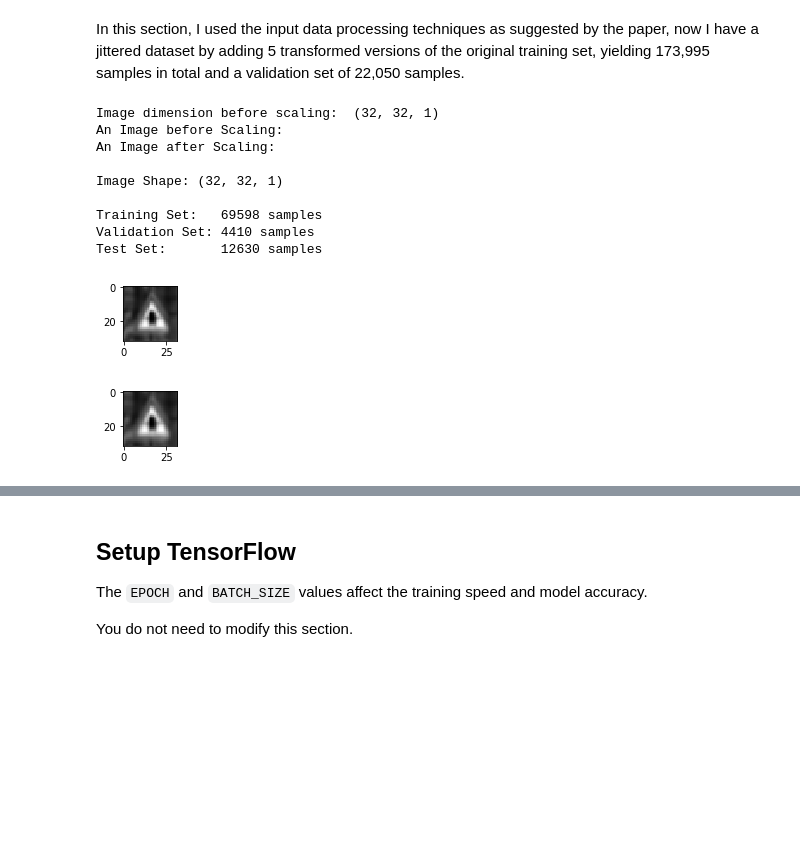
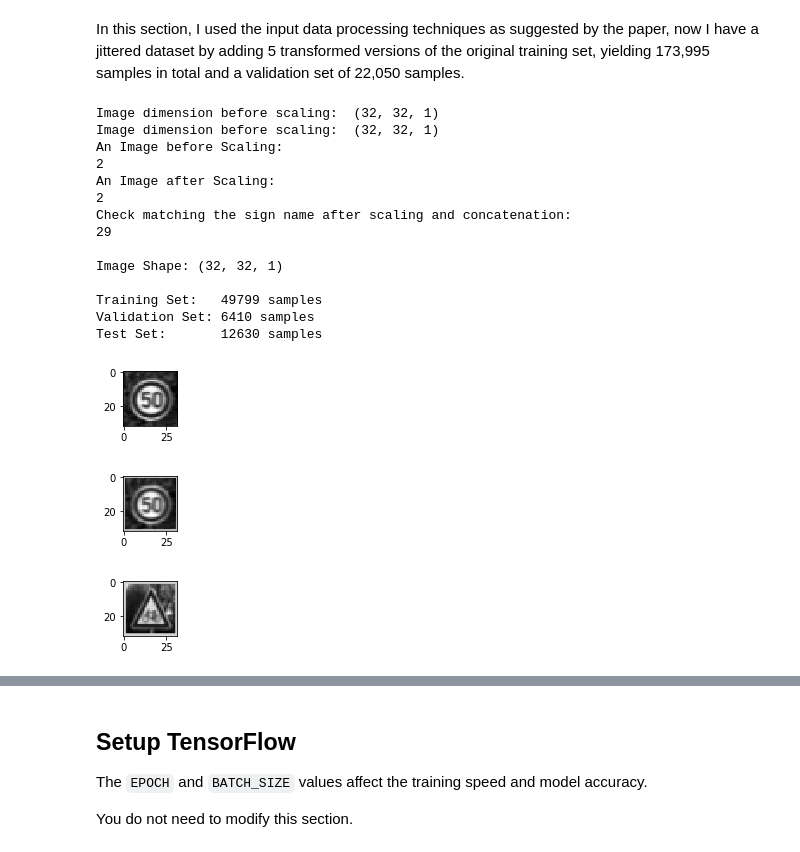
Before and after one commit to MyadaRoshdi/LeNet5-Lab2, a Jupyter notebook: LeNet-Lab-Solution.ipynb, the cells around one changed output, grey strips where cells are left out. Drawn from its saved outputs; the diff is of its cells as text; code cells hidden in the pictures; blank space fills up the shorter version.

```diff
--- a/LeNet-Lab-Solution.ipynb
+++ b/LeNet-Lab-Solution.ipynb
@@ -219,7 +216,7 @@ In this section, I used the input data processing techniques as suggested by the
 transformed versions of the original training set, yielding
 173,995 samples in total and a validation set of 22,050 samples.
 # %%
-# Adding rotated images as more samples
+# Adding scaled images as more samples
 # transrom the input data to rotated data then add to the input and shuffle both, expecting to have # of training samples= 69,598
 # and # of validation samples= 8820 samples
 import cv2
@@ -248,45 +245,72 @@ def Scaling(input):
     return output
 
 
-input = X_train
-X_train_scaled= Scaling(input)
+input = X_train[0:15000]
+input_y = y_train[0:15000]
+X_train_scaled = Scaling(input)
+valid = X_validation[0:2000]
+valid_y = y_validation[0:2000]
+X_validation_scaled= Scaling(valid)
+
+
 # display an Image before and after Scaling
 
+
 print ("An Image before Scaling: ")
-image = X_train[10].squeeze()
+image = X_train[15].squeeze()
 plt.figure(figsize=(1,1))
 plt.imshow(image, cmap="gray")
+print(y_train[15])
 
 
 print ("An Image after Scaling: ")
-image = X_train_scaled[10].squeeze()
+image = X_train_scaled[15].squeeze()
 plt.figure(figsize=(1,1))
 plt.imshow(image, cmap="gray")
+print(y_train[15])
 
 X_train = np.concatenate((X_train, X_train_scaled), axis=0)
-y_train = np.concatenate((y_train, y_train), axis=0)
+y_train = np.concatenate((y_train, input_y), axis=0)
 
+X_validation = np.concatenate((X_validation, X_validation_scaled), axis=0)
+y_validation = np.concatenate((y_validation, valid_y), axis=0)
+
+
+print ("Check matching the sign name after scaling and concatenation: ")
+image = X_train[45000].squeeze()
+plt.figure(figsize=(1,1))
+plt.imshow(image, cmap="gray")
+print(y_train[45000])
 
 
 
 # Shuffle new training data
 X_train, y_train = shuffle(X_train, y_train)
+
+# Shuffle new validation data
+X_validation, y_validation = shuffle(X_validation, y_validation)
 
 print()
 print("Image Shape: {}".format(X_train[0].shape))
 print()
 print("Training Set:   {} samples".format(len(X_train)))
 print("Validation Set: {} samples".format(len(X_validation)))
 print("Test Set:       {} samples".format(len(X_test)))
 # %% [output]
+Image dimension before scaling:  (32, 32, 1)
 Image dimension before scaling:  (32, 32, 1)
 An Image before Scaling:
+2
 An Image after Scaling:
+2
+Check matching the sign name after scaling and concatenation:
+29
 
 Image Shape: (32, 32, 1)
 
-Training Set:   69598 samples
-Validation Set: 4410 samples
+Training Set:   49799 samples
+Validation Set: 6410 samples
 Test Set:       12630 samples
-[figure, old version]
+[figure, new version]
-[figure, old version]
+[figure, new version]
+[figure, added]
```
Also changed, not shown: parts of 8 cells of this notebook.
